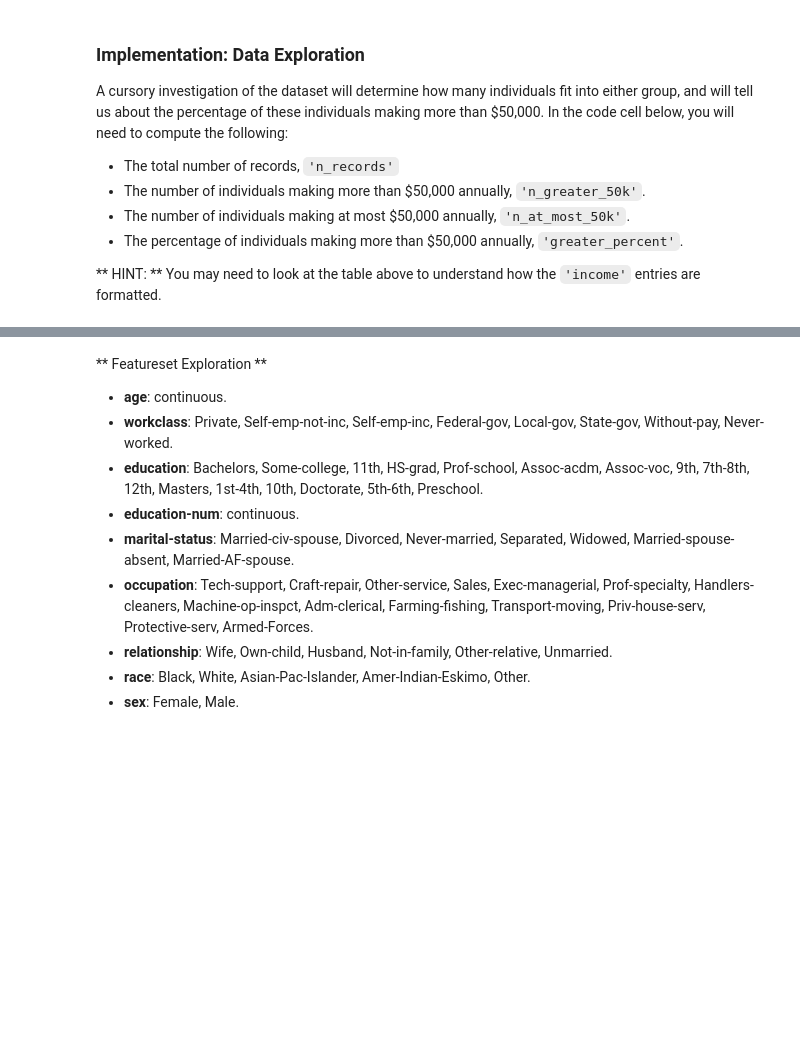
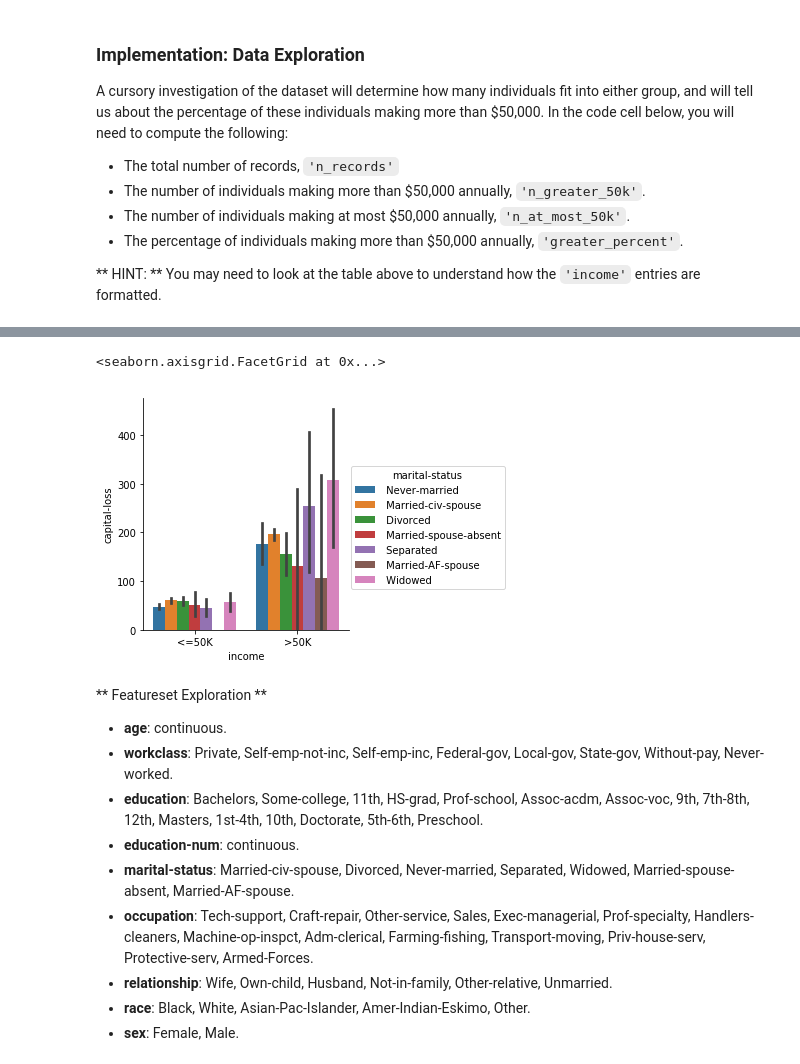
Before and after one commit to annalovesrobots/machine-learning, a Jupyter notebook: projects/finding_donors/finding_donors.ipynb, the cells around one changed output, grey strips where cells are left out. Cells and saved outputs as stored; diff of their text form; code cells hidden in the pictures; blank space fills up the shorter version.

```diff
--- a/projects/finding_donors/finding_donors.ipynb
+++ b/projects/finding_donors/finding_donors.ipynb
@@ -83,3 +96,8 @@ Percentage of individuals making more than $50,000: 24.78%
+# %%
+sns.factorplot('income', 'capital-loss', hue='marital-status', data=data, kind='bar')
+# %% [output]
+<seaborn.axisgrid.FacetGrid at 0x...>
+[figure, added]
 # %% [markdown]
 ** Featureset Exploration **
 
```
Also changed, not shown: parts of 4 cells of this notebook.
